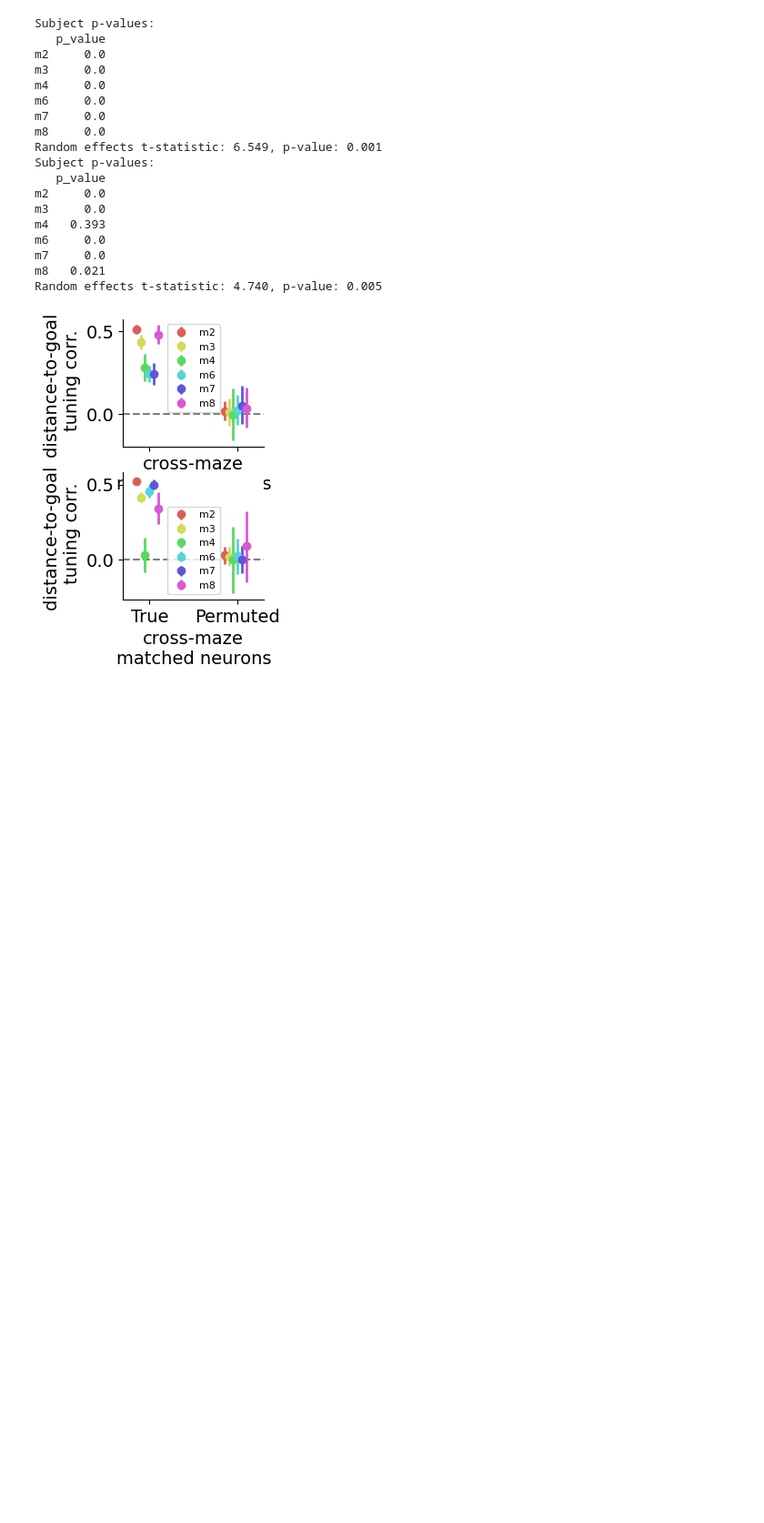
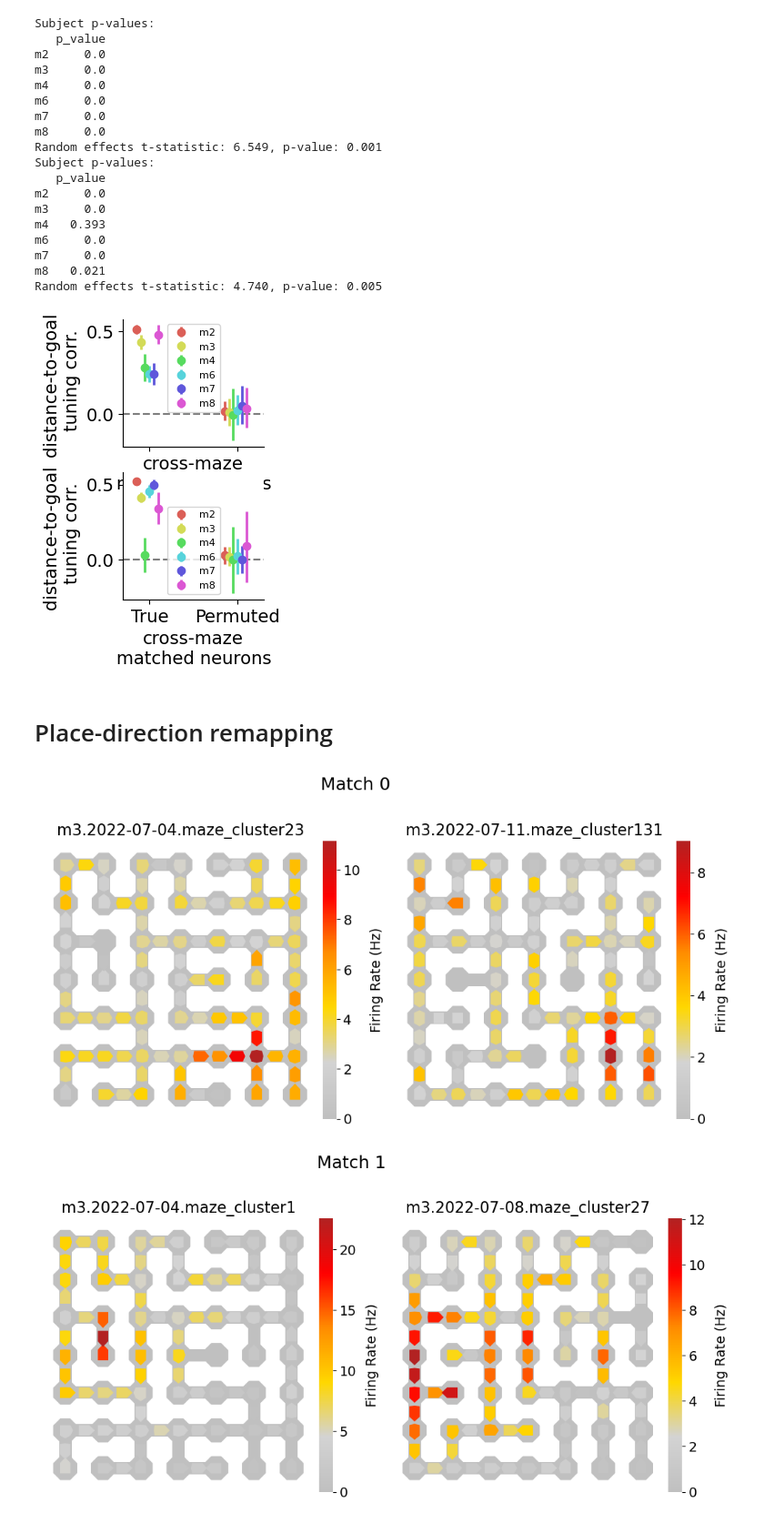
Before and after one commit to peterdoohan/GridMaze-mFC, a Jupyter notebook: Notebooks/maze_remapping.ipynb, the cells around one changed output. Shown at 91% size. Saved outputs shown, nothing was run; the diff lists cells and outputs as text; code cells hidden in the pictures; blank space fills up the shorter version.

Commit message:
moved place-direction remapping (unit-match) into remaping summary notebook and removed from pd nteobook

```diff
--- a/Notebooks/maze_remapping.ipynb
+++ b/Notebooks/maze_remapping.ipynb
@@ -139,3 +139,5 @@ m7     0.0
 m8   0.021
 Random effects t-statistic: 4.740, p-value: 0.005
 [figure]
+# %% [markdown]
+# Place-direction remapping
@@ -141,0 +152,25 @@ Random effects t-statistic: 4.740, p-value: 0.005
+# %%
+# but for convience I've pre-selected some cool cells for us to visualise
+_select_clusters = [
+    ("m3.2022-07-04.maze_cluster23", "m3.2022-07-11.maze_cluster131"),
+    ("m3.2022-07-04.maze_cluster1", "m3.2022-07-08.maze_cluster27"),
+    ("m3.2022-07-04.maze_cluster37", "m3.2022-07-07.maze_cluster61"),
+    ("m2.2022-07-04.maze_cluster52", "m2.2022-07-07.maze_cluster52"),
+    ("m3.2022-07-15.maze_cluster41", "m3.2022-07-20.maze_cluster43"),
+    ("m3.2022-07-16.maze_cluster31", "m3.2022-07-24.maze_cluster56"),
+]
+
+# transform cluster_unique_IDs to Cluster objects (which makes plotting is easy)
+select_clusters = np.array([[gc.get_cluster(C) for C in pair] for pair in _select_clusters])
+# %%
+for i, pair in enumerate(select_clusters):
+    f, axes = plt.subplots(1, 2, figsize=(12, 6))
+    for Clust, ax in zip(pair, axes):
+        Clust.plot_tuning(feature="place_direction", ax=ax)
+        ax.set_title(f"{Clust.cluster_unique_ID}")
+    f.suptitle(f"Match {i}")
+    # save_path = f"../results/place_direction/example_matched_clusters/{pair[0].cluster_unique_ID}X{pair[1].cluster_unique_ID}.pdf"
+    # f.savefig(save_path)
+# %% [output]
+[figure, added]
+[figure, added]
```
Also changed, not shown: parts of 7 cells of this notebook.
